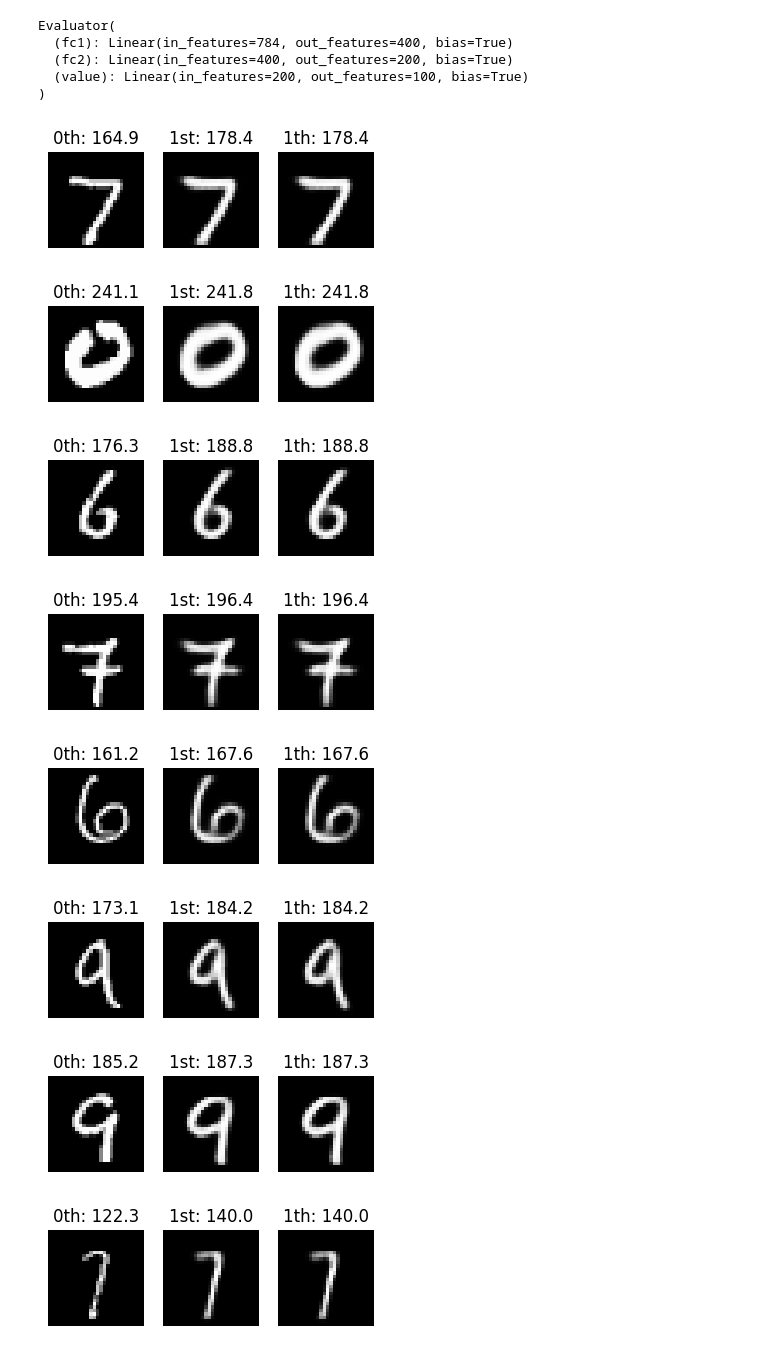
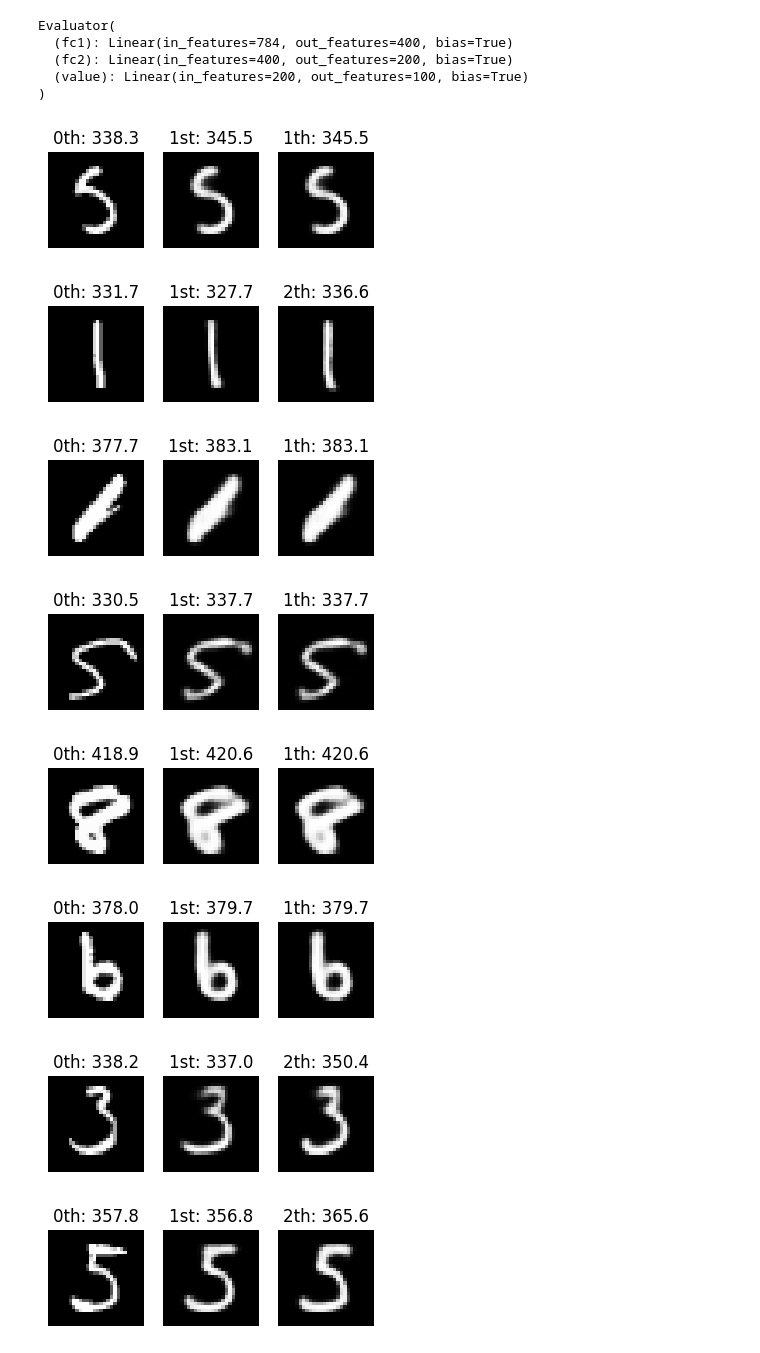
Before and after one commit to HJ9412/AMDL_Models, a Jupyter notebook: EVAE/mnist_model_evaluator1/mnist_model_loader.ipynb, the cells around one changed output. Cells and saved outputs as stored; diff of their text form; code cells hidden in the pictures.

Commit message:
Testing Loop Fixed

```diff
--- a/EVAE/mnist_model_evaluator1/mnist_model_loader.ipynb
+++ b/EVAE/mnist_model_evaluator1/mnist_model_loader.ipynb
@@ -113,9 +113,6 @@ def displayer(sampling, x_len, data_x, data_y, rgb = False):
         plt.show()
         plt.close()
 # %%
-# Randomness control
-torch.manual_seed(2022313045)
-
 # Metadata
 dataset_folder = '../../../Datasets'
 data_is_rgb = False
@@ -142,8 +139,7 @@ transform = transforms.Compose([
     ])
 
     # Datasets
-mnist_train = MNIST(dataset_folder, train=True, download=True, transform=transform)
-mnist_test = MNIST(dataset_folder, train=False, download=True, transform=transform)
+data_test = MNIST(dataset_folder, train=False, download=True, transform=transform)
 
 # Neural Networks
 model = VAE(latent_dim, channels_A, channels_B, channels_C, channels_D, data_channels).to(device)
@@ -163,53 +159,53 @@ Evaluator(
   (value): Linear(in_features=200, out_features=100, bias=True)
 )
 # %%
-data_loader = DataLoader(mnist_test, batch_size = 25)
-sampling = 5
+# Testing
+data_loader = DataLoader(data_test, batch_size = 100, shuffle = True)
+sampling = 10
 
 for data, data_label in data_loader:
     fig, axes = plt.subplots(1, 3, figsize=(6*0.7, 2))
-    image = data.to(device)
+    image = data[0].to(device)
+    image = image.reshape(1,1,28,28)
     values = evaluator(image.reshape(image.size(0),-1))[0]
     image_origin = image[0][0].cpu()
-    value_origin = torch.log(values+1e-5).sum().item()
+    value_origin = torch.log(values+1).sum().item()
     axes[0].imshow(image_origin, cmap='gray')
     axes[0].set_title(f'0th: {value_origin:.1f}')
     axes[0].axis('off')  # Turn off axis numbers
 
-    recon_x = image
     count = 0
     for i in range(1, sampling):
-        recon_x, mean, log_var = model(recon_x)
-        image = recon_x[0].detach()
-        values = evaluator(image.reshape(image.size(0),-1))[0]
-        value_image = torch.log(values+1e-5).sum().item()
+        recon_x, mean, log_var = model(image)
+        values = evaluator(recon_x.reshape(1,-1))[0]
+        value_image = torch.log(values+1).sum().item()
 
         if i == 1:
             value = value_image
-            axes[1].imshow(image[0].cpu(), cmap='gray')
+            axes[1].imshow(recon_x[0][0].detach().cpu(), cmap='gray')
             axes[1].set_title(f'1st: {value_image:.1f}')
             axes[1].axis('off')  # Turn off axis numbers
 
         if value_image >= value and value_image > value_origin:
             count += 1
             value = value_image
-            axes[2].imshow(image[0].cpu(), cmap='gray')
+            axes[2].imshow(recon_x[0][0].detach().cpu(), cmap='gray')
             axes[2].set_title(f'{i}th: {value_image:.1f}')
             axes[2].axis('off')  # Turn off axis numbers
             if count == 1:
                 break
     if count == 0:
         axes[2].imshow(image_origin, cmap='gray')
         axes[2].set_title(f'Original')
         axes[2].axis('off')  # Turn off axis numbers
     plt.show()
     plt.close()
 # %% [output]
-[figure, old version]
+[figure, new version]
-[figure, old version]
+[figure, new version]
-[figure, old version]
+[figure, new version]
-[figure, old version]
+[figure, new version]
-[figure, old version]
+[figure, new version]
-[figure, old version]
+[figure, new version]
-[figure, old version]
+[figure, new version]
-[figure, old version]
+[figure, new version]
```
Also changed, not shown: parts of 1 cell of this notebook, 1 other file.
